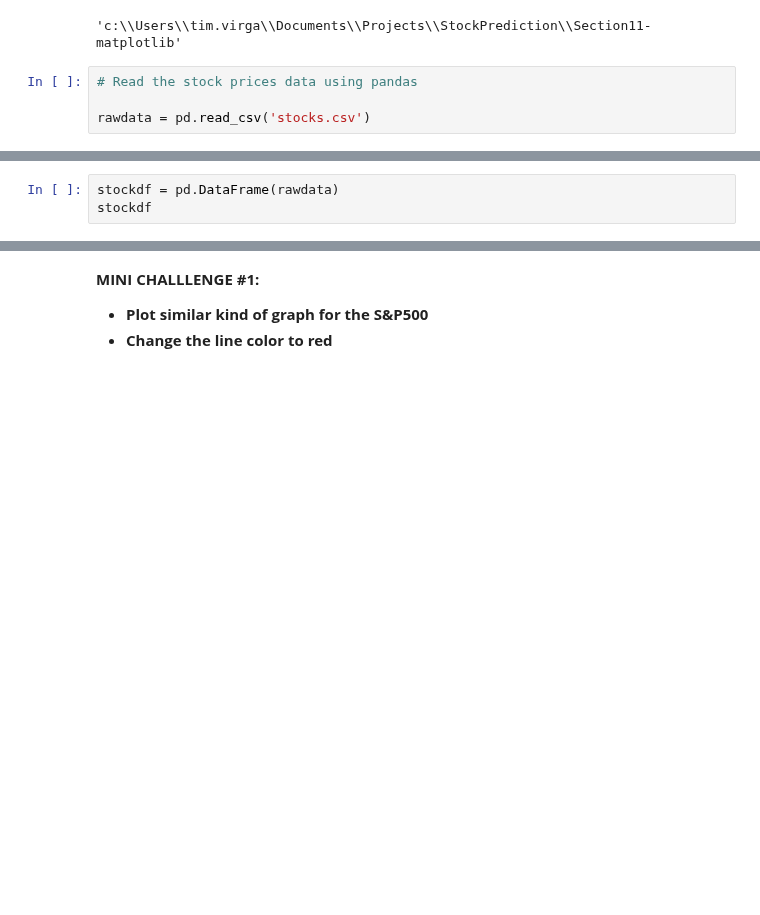
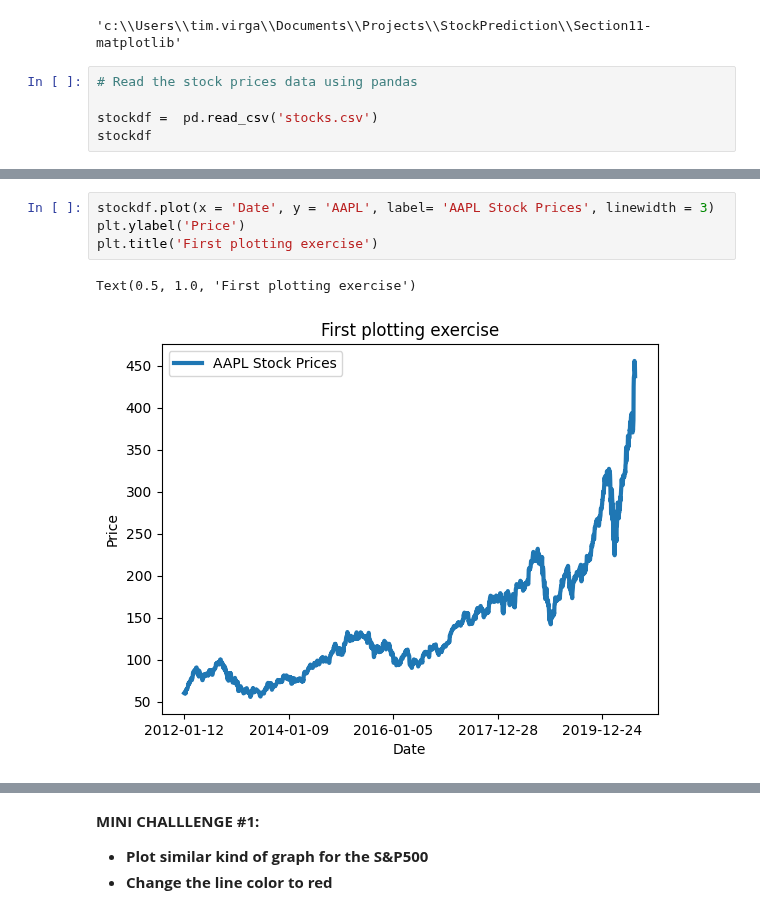
Before and after one commit to timvirga/StockPrediction, a Jupyter notebook: Section11-matplotlib/9_Python_101_Data_Visualization_with_matplotlib_Skeleton.ipynb, the cells around one changed output, grey strips where cells are left out. Cells and saved outputs as stored; diff of their text form; blank space fills up the shorter version.

Commit message:
matplotlib-plot1

```diff
--- a/Section11-matplotlib/9_Python_101_Data_Visualization_with_matplotlib_Skeleton.ipynb
+++ b/Section11-matplotlib/9_Python_101_Data_Visualization_with_matplotlib_Skeleton.ipynb
@@ -12,4 +12,5 @@ os.getcwd()
 # %%
 # Read the stock prices data using pandas
 
-rawdata = pd.read_csv('stocks.csv')
+stockdf =  pd.read_csv('stocks.csv')
+stockdf
@@ -16,3 +30,0 @@ rawdata = pd.read_csv('stocks.csv')
-# %%
-stockdf = pd.DataFrame(rawdata)
-stockdf
@@ -48,0 +31,7 @@ pd.DataFrame(stockdf)
+# %%
+stockdf.plot(x = 'Date', y = 'AAPL', label= 'AAPL Stock Prices', linewidth = 3)
+plt.ylabel('Price')
+plt.title('First plotting exercise')
+# %% [output]
+Text(0.5, 1.0, 'First plotting exercise')
+[figure, added]
```
Also changed, not shown: parts of 6 cells of this notebook.
